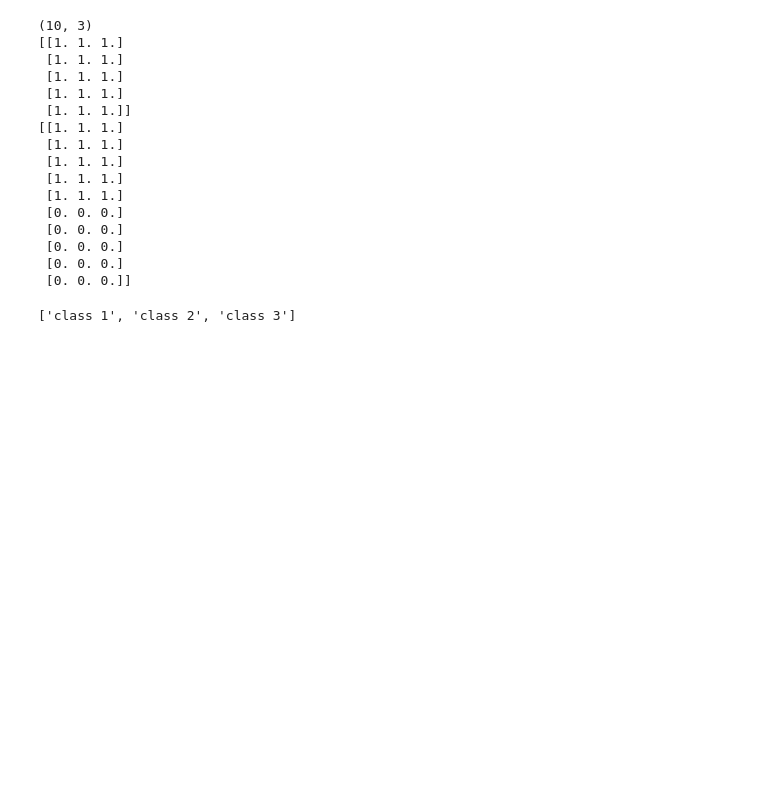
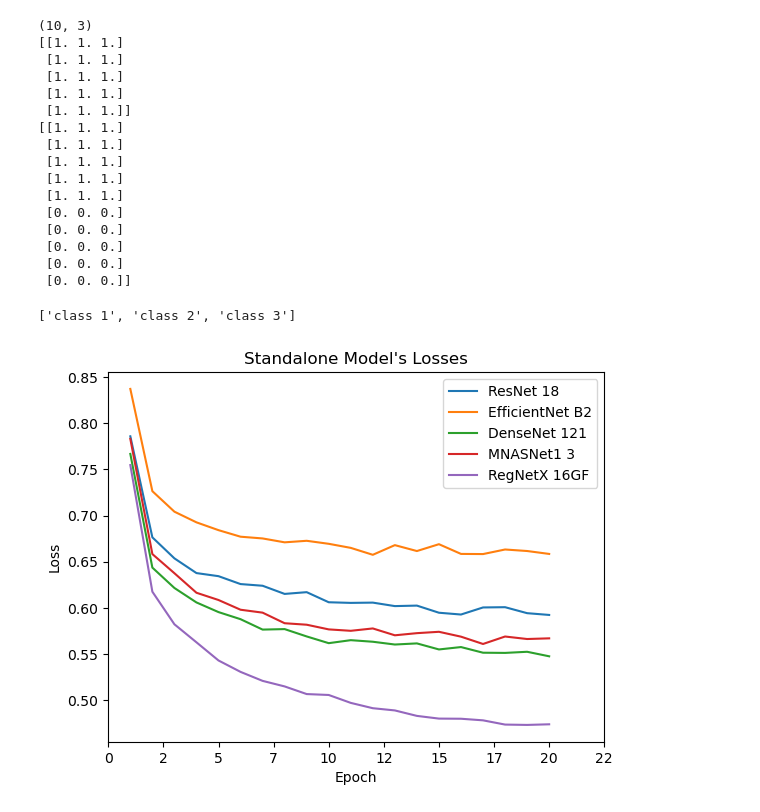
Before and after one commit to reynardo-tjhin/COMP4329_Assignment_2, a Jupyter notebook: regnet_lstm_model/notebooks/Test.ipynb, the cells around one changed output. Saved outputs shown, nothing was run; the diff lists cells and outputs as text; code cells hidden in the pictures; blank space fills up the shorter version.

Commit message:
finalising regnet_lstm

```diff
--- a/regnet_lstm_model/notebooks/Test.ipynb
+++ b/regnet_lstm_model/notebooks/Test.ipynb
@@ -207,3 +209,26 @@ df.columns[2:].to_list()
  [0. 0. 0.]
  [0. 0. 0.]]
 ['class 1', 'class 2', 'class 3']
+# %%
+cnn_only_model_losses = pd.read_csv("../logs/cnn_only_models_losses")
+
+resnet18 = cnn_only_model_losses['resnet18'].to_numpy()
+efficientnetb2 = cnn_only_model_losses['efficientnet_b2'].to_numpy()
+densenet121 = cnn_only_model_losses['densenet121'].to_numpy()
+mnasnet13 = cnn_only_model_losses['mnasnet1_3'].to_numpy()
+regnet = cnn_only_model_losses['regnet_x_1_6gf'].to_numpy()
+epochs = np.arange(1, 21, step=1).astype(int)
+
+plt.title("Standalone Model's Losses")
+plt.plot(epochs, resnet18, label='ResNet 18')
+plt.plot(epochs, efficientnetb2, label='EfficientNet B2')
+plt.plot(epochs, densenet121, label='DenseNet 121')
+plt.plot(epochs, mnasnet13, label='MNASNet1 3')
+plt.plot(epochs, regnet, label='RegNetX 16GF')
+plt.legend()
+plt.ylabel("Loss")
+plt.xlabel("Epoch")
+plt.xticks(ticks=plt.xticks()[0], labels=plt.xticks()[0].astype(int))
+plt.show()
+# %% [output]
+[figure, added]
```
Also changed, not shown: parts of 6 cells of this notebook, 15 other files.
